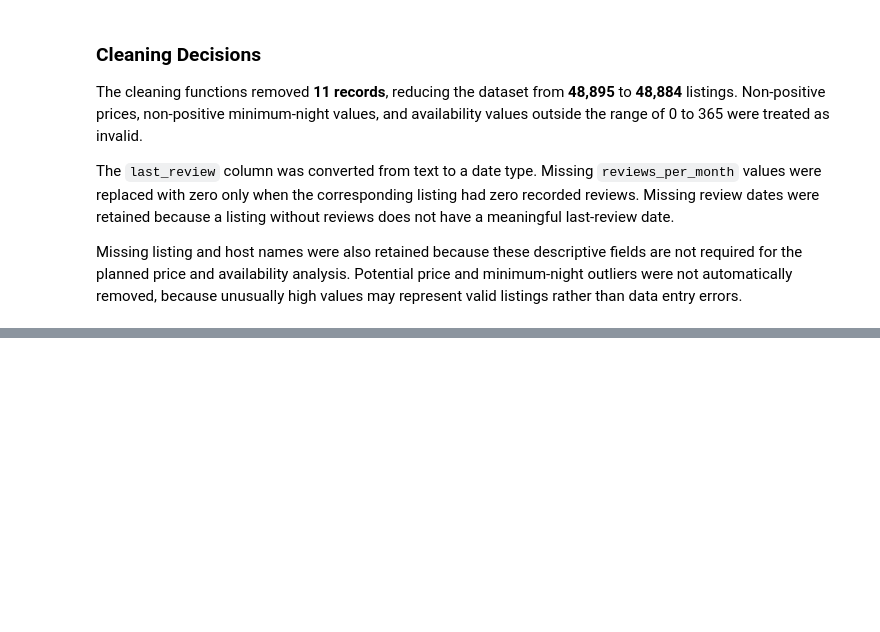
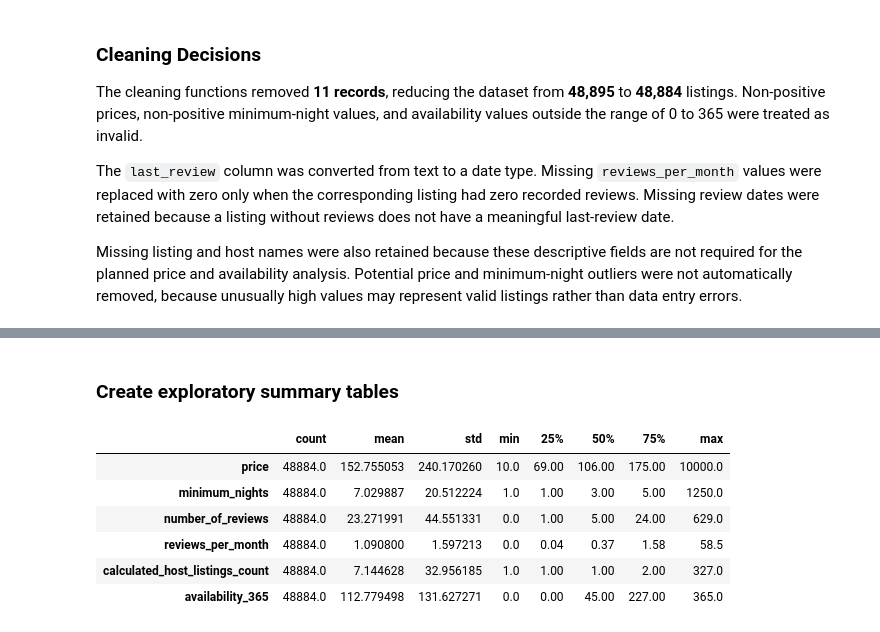
Before and after one commit to MariusJochheim/ai-programming-foundations-project, a Jupyter notebook: data_workflow.ipynb, the cells around one changed output, grey strips where cells are left out. Saved outputs shown, nothing was run; the diff lists cells and outputs as text; code cells hidden in the pictures; blank space fills up the shorter version.

```diff
--- a/data_workflow.ipynb
+++ b/data_workflow.ipynb
@@ -479,0 +492,2 @@ entry errors.
+# %% [markdown]
+### Create exploratory summary tables
@@ -479,0 +611,10 @@ entry errors.
+# %%
+eda_results["overall_summary"]
+# %% [output]
+|  | count | mean | std | min | 25% | 50% | 75% | max |
+| price | 48884.0 | 152.755053 | 240.170260 | 10.0 | 69.00 | 106.00 | 175.00 | 10000.0 |
+| minimum_nights | 48884.0 | 7.029887 | 20.512224 | 1.0 | 1.00 | 3.00 | 5.00 | 1250.0 |
+| number_of_reviews | 48884.0 | 23.271991 | 44.551331 | 0.0 | 1.00 | 5.00 | 24.00 | 629.0 |
+| reviews_per_month | 48884.0 | 1.090800 | 1.597213 | 0.0 | 0.04 | 0.37 | 1.58 | 58.5 |
+| calculated_host_listings_count | 48884.0 | 7.144628 | 32.956185 | 1.0 | 1.00 | 1.00 | 2.00 | 327.0 |
+| availability_365 | 48884.0 | 112.779498 | 131.627271 | 0.0 | 0.00 | 45.00 | 227.00 | 365.0 |
```
Also changed, not shown: parts of 30 cells of this notebook.
